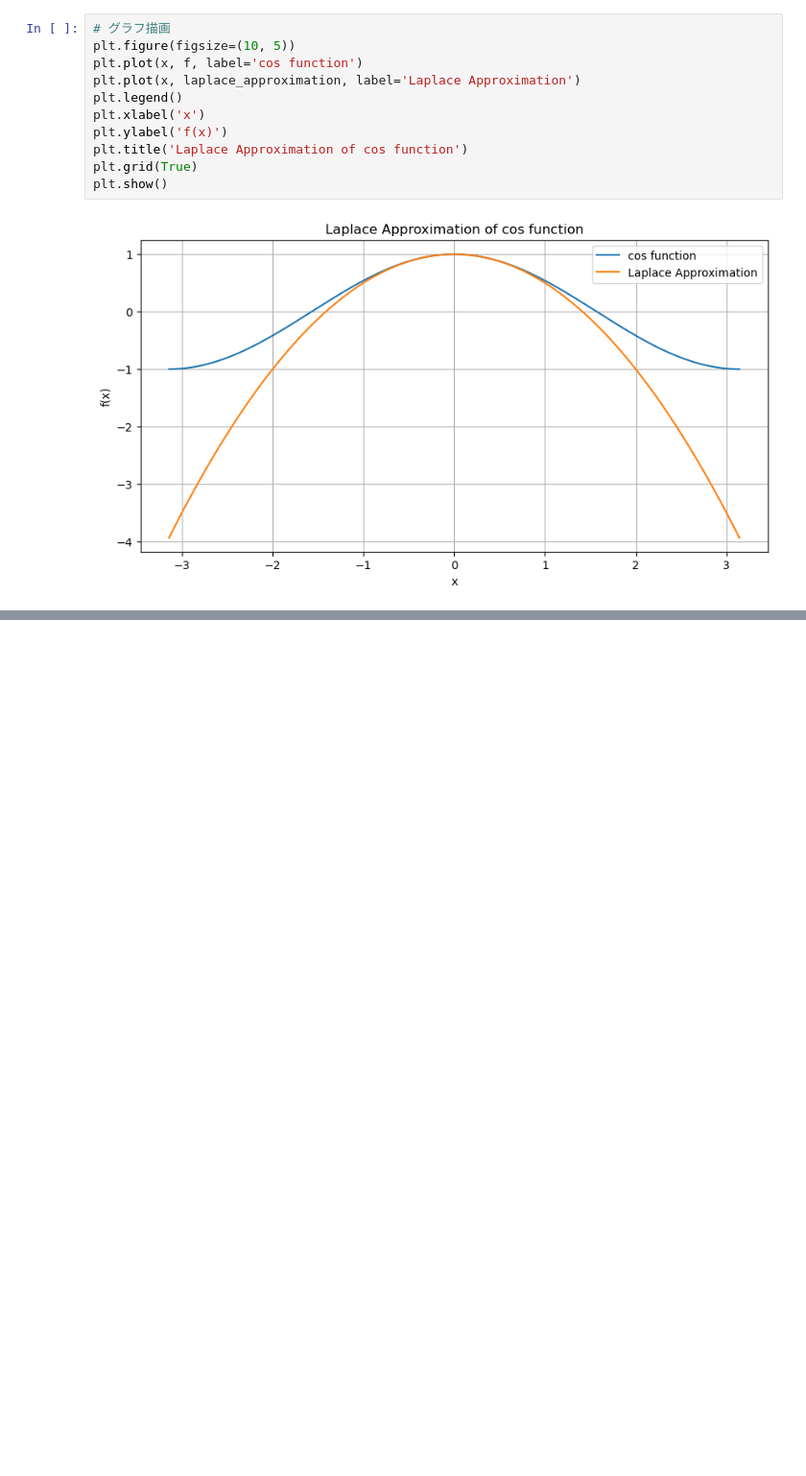
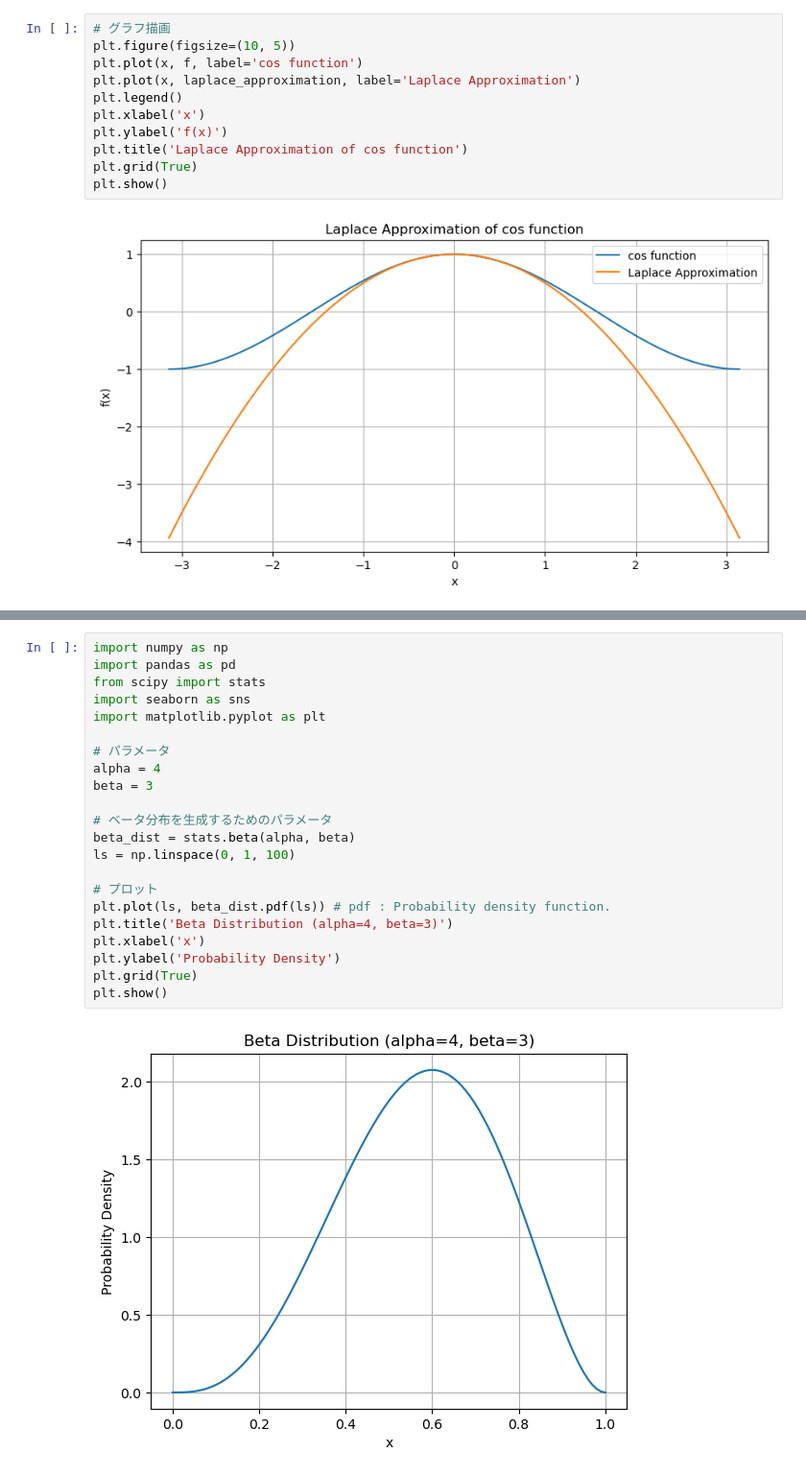
Before and after one commit to LABO-M/Gaussian_process, a Jupyter notebook: Gaussian_Process_Bayes.ipynb, the cells around one changed output, grey strips where cells are left out. Shown at 96% size. Saved outputs shown, nothing was run; the diff lists cells and outputs as text; blank space fills up the shorter version.

```diff
--- a/Gaussian_Process_Bayes.ipynb
+++ b/Gaussian_Process_Bayes.ipynb
@@ -200,0 +217,24 @@ plt.show()
+# %%
+import numpy as np
+import pandas as pd
+from scipy import stats
+import seaborn as sns
+import matplotlib.pyplot as plt
+
+# パラメータ
+alpha = 4
+beta = 3
+
+# ベータ分布を生成するためのパラメータ
+beta_dist = stats.beta(alpha, beta)
+ls = np.linspace(0, 1, 100)
+
+# プロット
+plt.plot(ls, beta_dist.pdf(ls)) # pdf : Probability density function.
+plt.title('Beta Distribution (alpha=4, beta=3)')
+plt.xlabel('x')
+plt.ylabel('Probability Density')
+plt.grid(True)
+plt.show()
+# %% [output]
+[figure, added]
```
Also changed, not shown: parts of 12 cells of this notebook, 3 other files.
